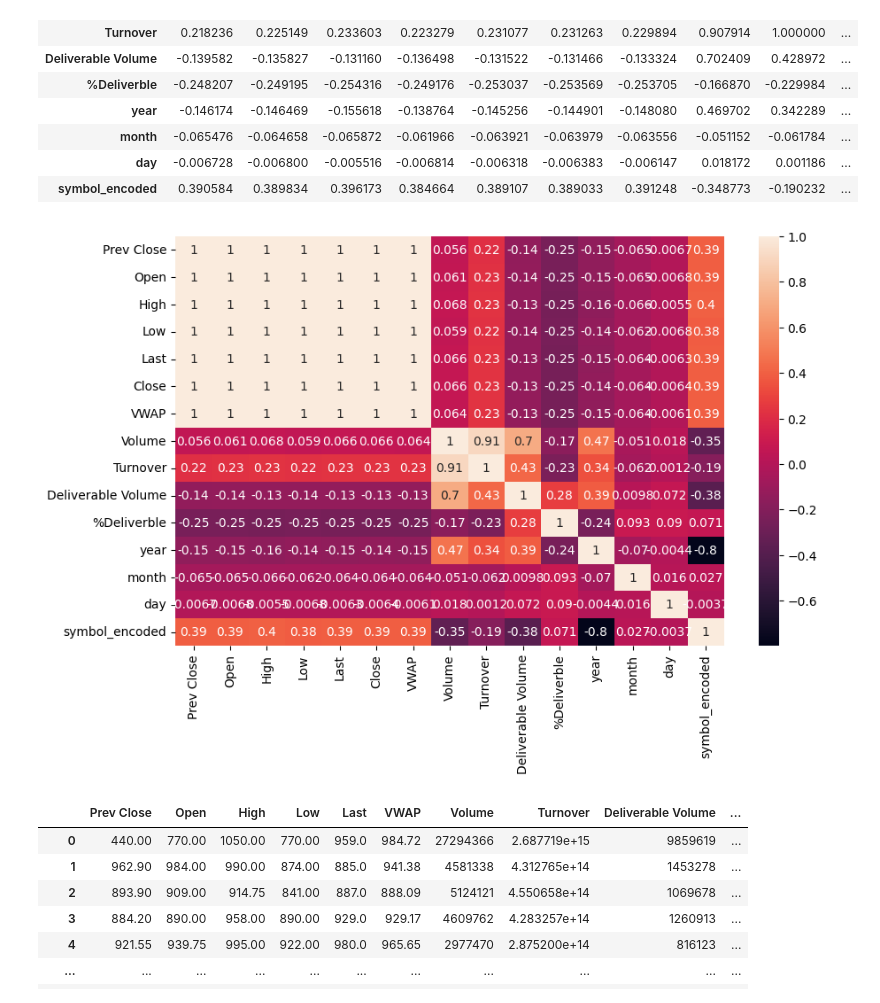
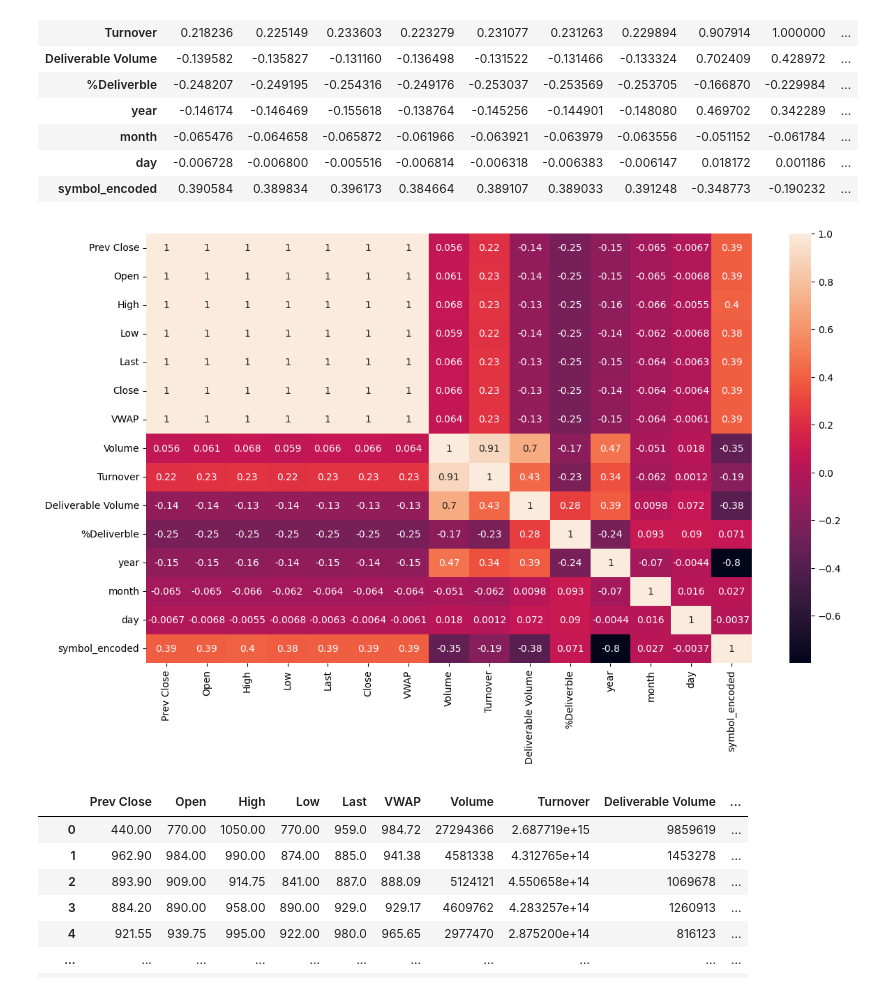
Before and after one commit to DixonManual/Stock_Prediction_ML_Model, a Jupyter notebook: Stock_Close_Price_Prediction.ipynb, the cells around one changed output. Cells and saved outputs as stored; diff of their text form; code cells hidden in the pictures.

```diff
--- a/Stock_Close_Price_Prediction.ipynb
+++ b/Stock_Close_Price_Prediction.ipynb
@@ -238,11 +254,11 @@ df.corr()
 | symbol_encoded | 0.390584 | 0.389834 | 0.396173 | 0.384664 | 0.389107 | 0.389033 | 0.391248 | -0.348773 | -0.190232 | ... |
 # %%
 # Heat Map to Understand the Correlation between input and target layers
-plt.figure(figsize=(10,6))
+plt.figure(figsize=(14,8))
 sns.heatmap(df.corr(),annot=True)
 plt.show()
 # %% [output]
-[figure, old version]
+[figure, new version]
 # %%
 input_data= df.drop(['Close'],axis=1)
 output_data= df['Close']
```
Also changed, not shown: parts of 1 cell of this notebook.
